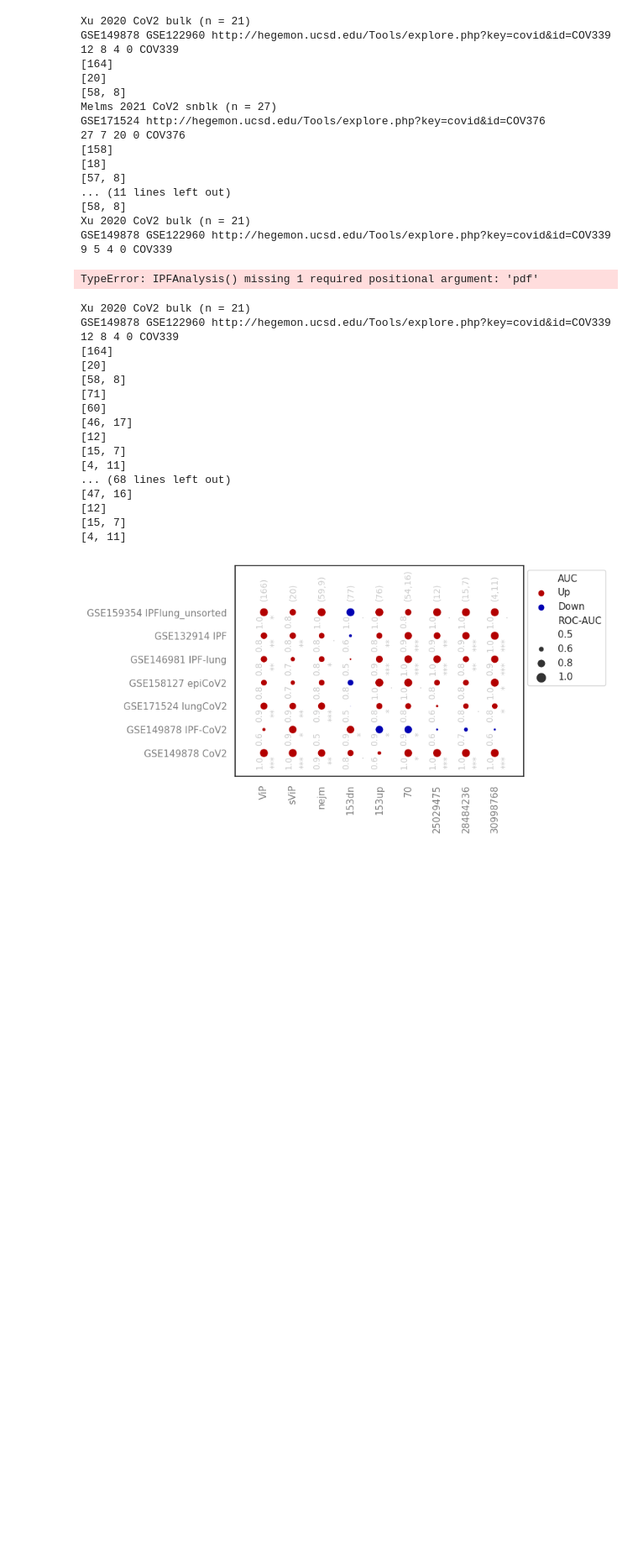
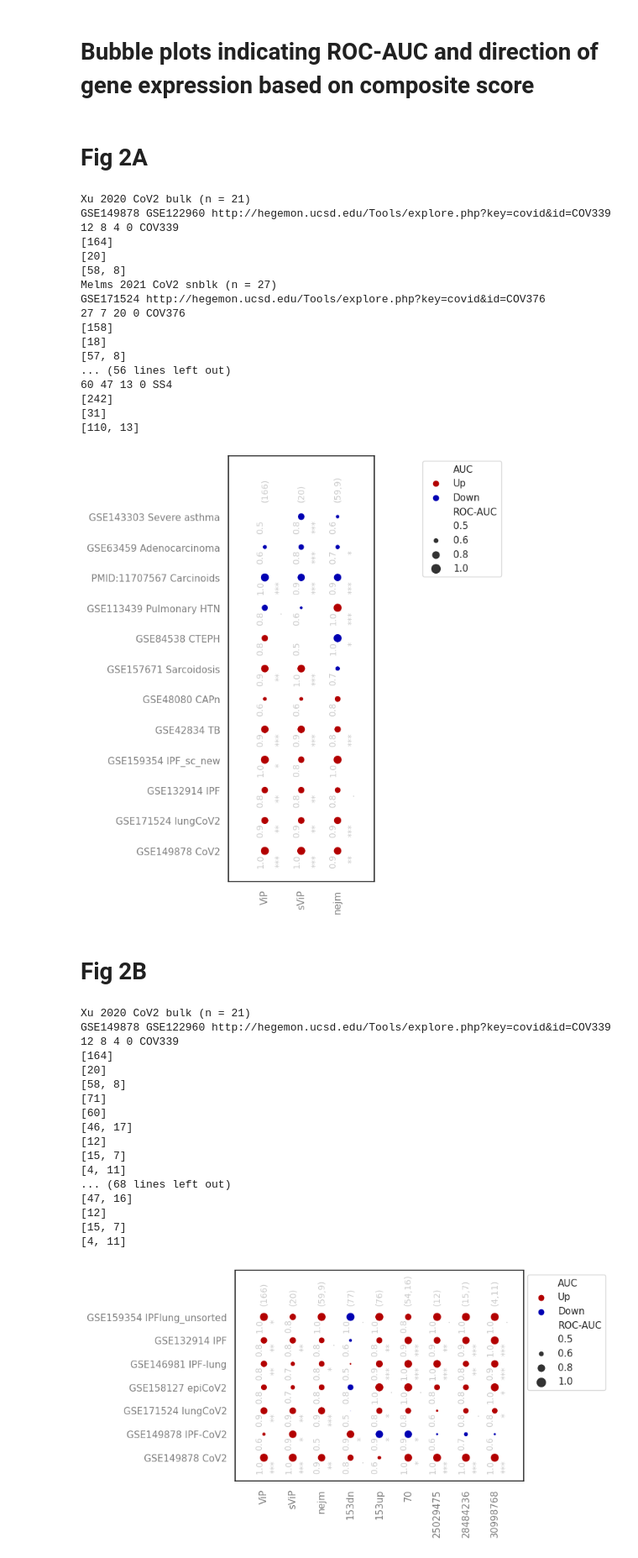
Before and after one commit to sahoo00/BoNE, a Jupyter notebook: lung-fibrosis/Lung_fibrosis_bubble_plots.ipynb, the cells around one changed output. Shown at 84% size. Drawn from its saved outputs; the diff is of its cells as text; code cells hidden in the pictures; blank space fills up the shorter version.

```diff
--- a/lung-fibrosis/Lung_fibrosis_bubble_plots.ipynb
+++ b/lung-fibrosis/Lung_fibrosis_bubble_plots.ipynb
@@ -1,3 +1,5 @@
+# %% [markdown]
+# Bubble plots indicating ROC-AUC and direction of gene expression based on composite score
 # %%
 # IMPORT STATEMENTS
 import cv2
@@ -300,6 +302,8 @@ def getViP():
     l1 = [bone.readList("list-2.txt")] # 166 gene signature
     wt1 = [1]
     return wt1, l1
+# %% [markdown]
+# Fig 2A
 # %%
 def IPFAnalysis(ana, desc, pdf, id1 = None):
     def getL(l1):
@@ -471,8 +475,8 @@ ana.getYao2020IPF()
 res += [IPFAnalysis(ana, 'IPF', pdf)]
 ana.getGao2020ipf()
 res += [IPFAnalysis(ana, 'IPF_sc_new', pdf)]
-ana.getXu2020CoV2(5)
-res += [IPFAnalysis(ana, 'IPF-CoV2')]
+#ana.getXu2020CoV2(5)
+#res += [IPFAnalysis(ana, 'IPF-CoV2')]
 #ana.getBharat2020CoV2scblk(2, 0)
 #res += [IPFAnalysis(ana, 'epiCoV2')]
 #ana.getNienhold2020(2)
@@ -493,39 +497,41 @@ res += [IPFAnalysis(ana, 'Sarcoidosis', pdf)]
 ana.getwest2019()
 res += [IPFAnalysis(ana, 'CTEPH', pdf)]
 ana.getmura2019()
 res += [IPFAnalysis(ana, 'Pulmonary HTN', pdf)]
 ana.getBhatta2001()
 res += [IPFAnalysis(ana, 'Carcinoids', pdf)]
 ana.getrobles2015()
 res += [IPFAnalysis(ana, 'Adenocarcinoma', pdf)]
 ana.getOvanda2021()
 res += [IPFAnalysis(ana, 'Severe asthma', pdf)]
 
 
 
 
 df,ax = IPFBubble(res)
 pdf.savefig(transparent=True,bbox_inches = 'tight')
 closePDF(pdf)
 # %% [output]
 Xu 2020 CoV2 bulk (n = 21)
 GSE149878 GSE122960 http://hegemon.ucsd.edu/Tools/explore.php?key=covid&id=COV339
 12 8 4 0 COV339
 [164]
 [20]
 [58, 8]
 Melms 2021 CoV2 snblk (n = 27)
 GSE171524 http://hegemon.ucsd.edu/Tools/explore.php?key=covid&id=COV376
 27 7 20 0 COV376
 [158]
 [18]
 [57, 8]
-... (11 lines left out)
-[58, 8]
-Xu 2020 CoV2 bulk (n = 21)
-GSE149878 GSE122960 http://hegemon.ucsd.edu/Tools/explore.php?key=covid&id=COV339
-9 5 4 0 COV339
+... (56 lines left out)
+60 47 13 0 SS4
+[242]
+[31]
+[110, 13]
-TypeError: IPFAnalysis() missing 1 required positional argument: 'pdf'
+[figure, added]
+# %% [markdown]
+# Fig 2B
 # %%
 def IPFAnalysis(ana, desc, pdf, id1 = None):
     def getL(l1):
```
Also changed, not shown: parts of 11 cells of this notebook, 1 other file.
